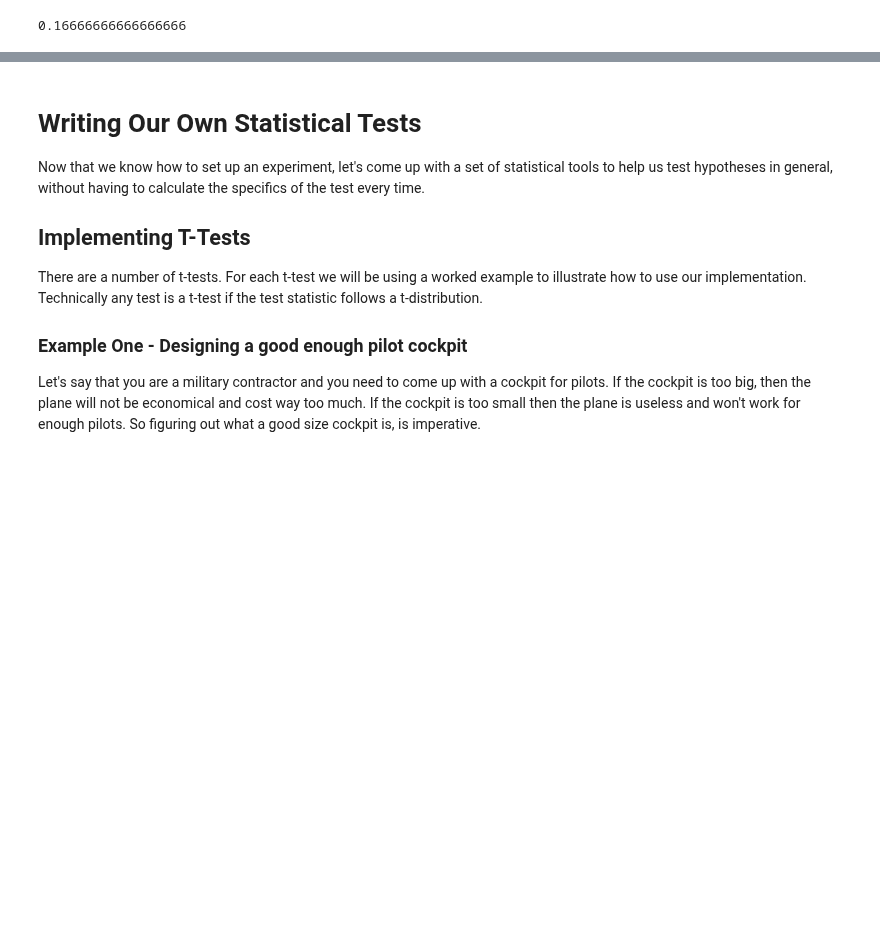
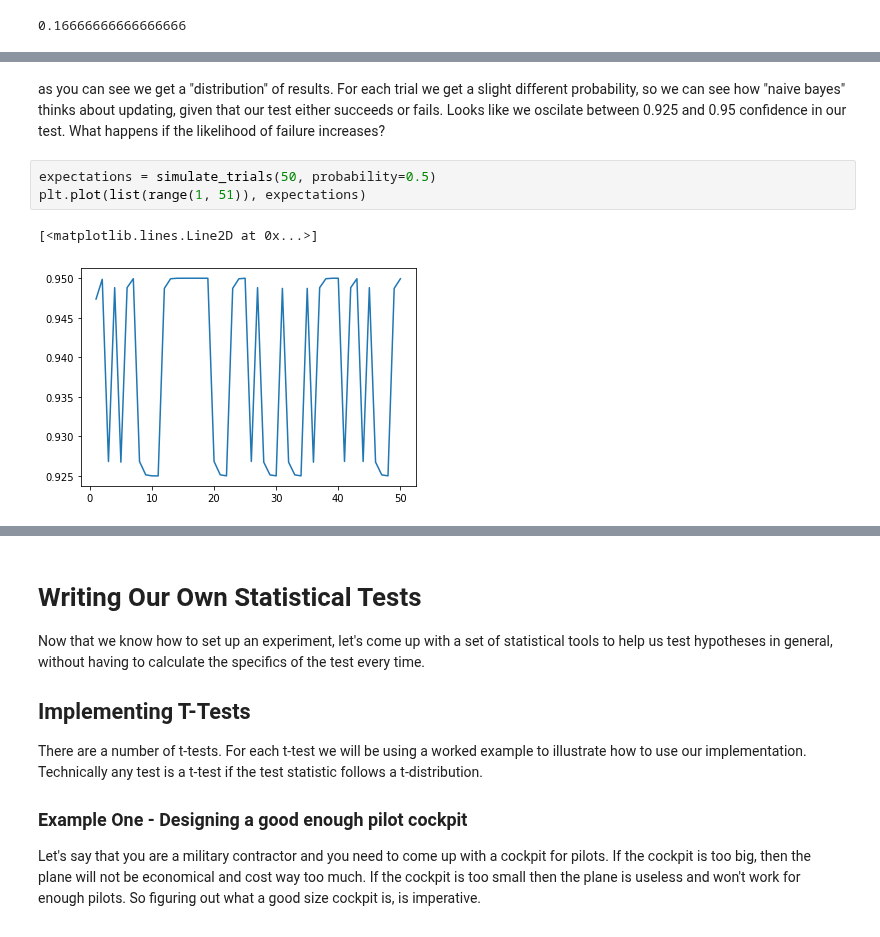
Before and after one commit to EricSchles/datascience_book, a Jupyter notebook: Statistical tests, from scratch.ipynb, the cells around one changed output, grey strips where cells are left out. Saved outputs shown, nothing was run; the diff lists cells and outputs as text; blank space fills up the shorter version.

Commit message:
updating testing

```diff
--- a/Statistical tests, from scratch.ipynb
+++ b/Statistical tests, from scratch.ipynb
@@ -454,0 +685,8 @@ For each of the above talk about how to use this in an experimental context.  Th
+# %% [markdown]
+as you can see we get a "distribution" of results.  For each trial we get a slight different probability, so we can see how "naive bayes" thinks about updating, given that our test either succeeds or fails.  Looks like we oscilate between 0.925 and 0.95 confidence in our test.  What happens if the likelihood of failure increases?
+# %%
+expectations = simulate_trials(50, probability=0.5)
+plt.plot(list(range(1, 51)), expectations)
+# %% [output]
+[<matplotlib.lines.Line2D at 0x...>]
+[figure, added]
```
Also changed, not shown: parts of 9 cells of this notebook.
